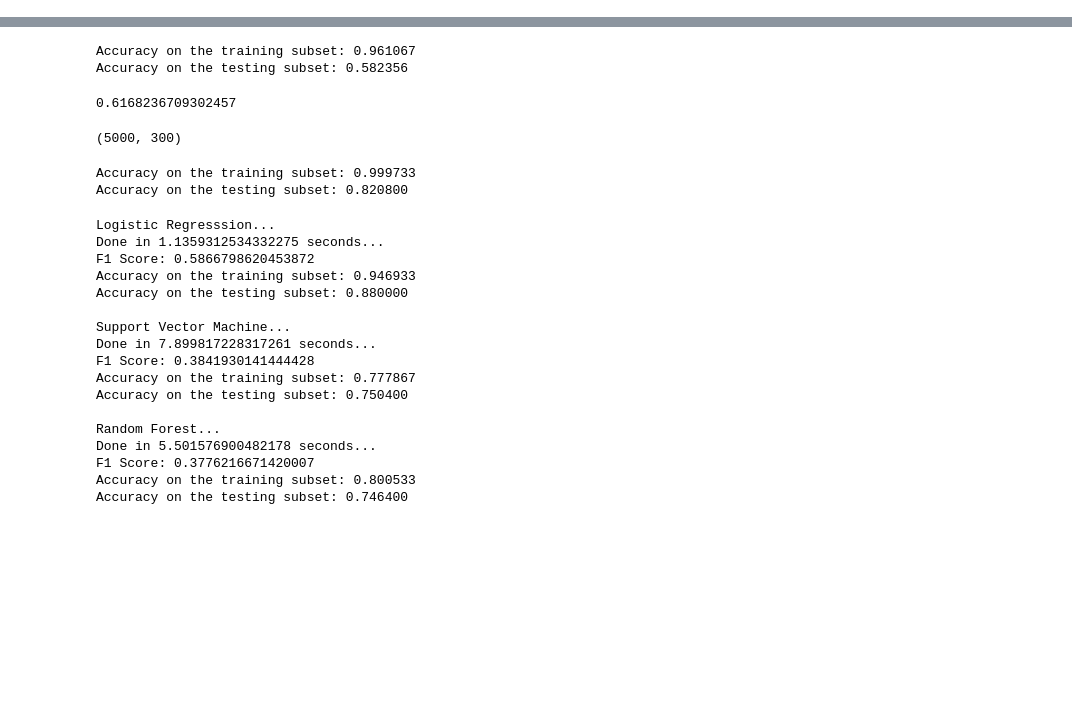
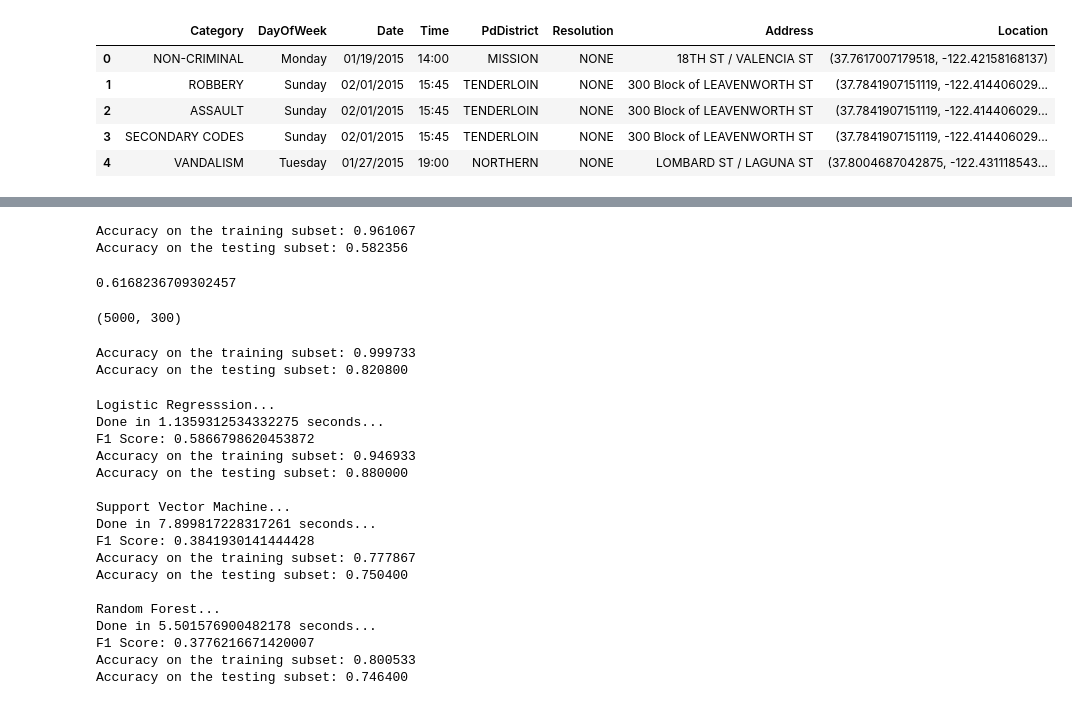
Before and after one commit to nassersaazi/ml_models, a Jupyter notebook: crime.ipynb, the cells around one changed output, grey strips where cells are left out. Drawn from its saved outputs; the diff is of its cells as text; code cells hidden in the pictures; blank space fills up the shorter version.

```diff
--- a/crime.ipynb
+++ b/crime.ipynb
@@ -13,9 +13,11 @@ from sklearn.preprocessing import LabelBinarizer
 '''
 Load some data and do some cleaning
 '''
-crimes = pd.read_csv("~/Documents/datasets/crime.csv",nrows = 100000)
+crimes = pd.read_csv("~/Documents/datasets/crime.csv",nrows = 80000)
 
 #crimes['Mapping'] = np.abs(crimes["X"] + crimes["Y"])
-crimes.drop(['IncidntNum','Descript','Location'],1,inplace=True)
-crimes.shape
+crimes.drop(['IncidntNum','Descript','X','Y','PdId'],1,inplace=True)
+df2 = crimes.loc[~((crimes['Category'] == 'OTHER OFFENSES') | (crimes['Category'] == 'NON-CRIMINAL'))]
+df2 = df2.groupby("Category").filter(lambda x: ((len(x) / df2.shape[0]) * 100) > 5)
+df2.dtypes
 # %% [output]
@@ -22,0 +46,9 @@ crimes.shape
+# %%
+crimes.head()
+# %% [output]
+|  | Category | DayOfWeek | Date | Time | PdDistrict | Resolution | Address | Location |
+| 0 | NON-CRIMINAL | Monday | 01/19/2015 | 14:00 | MISSION | NONE | 18TH ST / VALENCIA ST | (37.7617007179518, -122.42158168137) |
+| 1 | ROBBERY | Sunday | 02/01/2015 | 15:45 | TENDERLOIN | NONE | 300 Block of LEAVENWORTH ST | (37.7841907151119, -122.414406029... |
+| 2 | ASSAULT | Sunday | 02/01/2015 | 15:45 | TENDERLOIN | NONE | 300 Block of LEAVENWORTH ST | (37.7841907151119, -122.414406029... |
+| 3 | SECONDARY CODES | Sunday | 02/01/2015 | 15:45 | TENDERLOIN | NONE | 300 Block of LEAVENWORTH ST | (37.7841907151119, -122.414406029... |
+| 4 | VANDALISM | Tuesday | 01/27/2015 | 19:00 | NORTHERN | NONE | LOMBARD ST / LAGUNA ST | (37.8004687042875, -122.431118543... |
```
Also changed, not shown: parts of 4 cells of this notebook, 13 other files.
